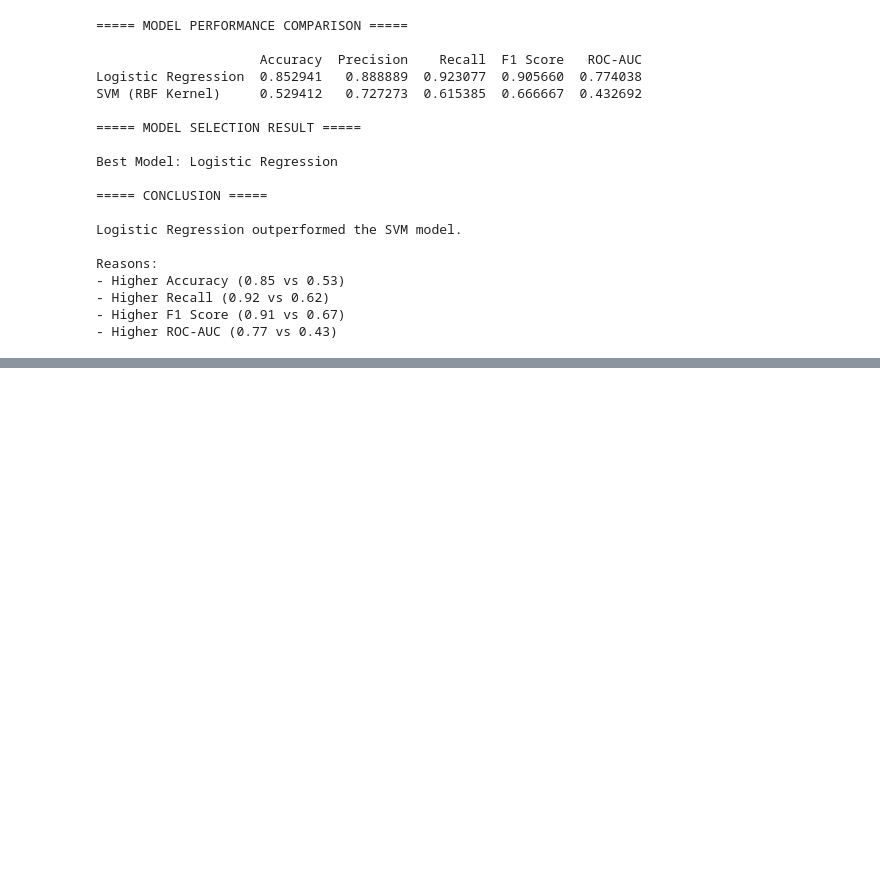
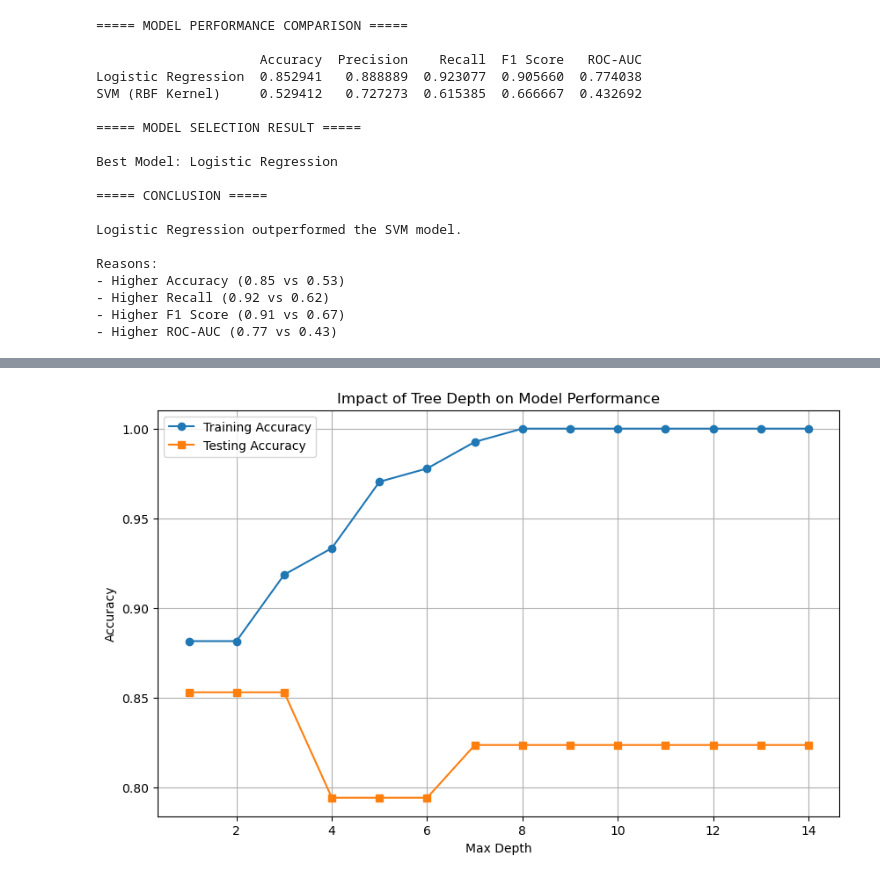
Before and after one commit to hamsasaber/Kidney_Function_Decline, a Jupyter notebook: Notebooks/Bone Mineral Density Prediction.ipynb, the cells around one changed output, grey strips where cells are left out. Cells and saved outputs as stored; diff of their text form; code cells hidden in the pictures; blank space fills up the shorter version.

Commit message:
Naive bayes and DT

```diff
--- a/Notebooks/Bone Mineral Density Prediction.ipynb
+++ b/Notebooks/Bone Mineral Density Prediction.ipynb
@@ -756,0 +796,11 @@ Reasons:
+# %%
+scaler = StandardScaler()
+X_train_c_scaled = scaler.fit_transform(x_fracture_train)
+X_test_c_scaled = scaler.transform(x_fracture_test)
+nb_model = GaussianNB()
+nb_model.fit(X_train_c_scaled, y_fracture_train)
+y_pred_nb = nb_model.predict(X_test_c_scaled)
+
+print("=== Naïve Bayes Performance ===")
+print("Accuracy:", accuracy_score(y_fracture_test, y_pred_nb))
+print("\nClassification Report:\n", classification_report(y_fracture_test, y_pred_nb))
@@ -756,0 +820,8 @@ Reasons:
+# %%
+dt_model = DecisionTreeClassifier(random_state=42)
+dt_model.fit(x_fracture_train, y_fracture_train)
+y_pred_dt = dt_model.predict(x_fracture_test)
+
+print("\n=== Decision Tree (Default) Performance ===")
+print("Accuracy:", accuracy_score(y_fracture_test, y_pred_dt))
+print("\nClassification Report:\n", classification_report(y_fracture_test, y_pred_dt))
@@ -756,0 +841,25 @@ Reasons:
+# %%
+# Experimenting with Tree Depth
+train_accuracies = []
+test_accuracies = []
+depths = range(1, 15)
+
+for depth in depths:
+    dt = DecisionTreeClassifier(max_depth=depth, random_state=42)
+    dt.fit(x_fracture_train, y_fracture_train)
+
+    train_accuracies.append(accuracy_score(y_fracture_train, dt.predict(x_fracture_train)))
+    test_accuracies.append(accuracy_score(y_fracture_test, dt.predict(x_fracture_test)))
+
+# Plotting the impact
+plt.figure(figsize=(10, 6))
+plt.plot(depths, train_accuracies, label='Training Accuracy', marker='o')
+plt.plot(depths, test_accuracies, label='Testing Accuracy', marker='s')
+plt.title('Impact of Tree Depth on Model Performance')
+plt.xlabel('Max Depth')
+plt.ylabel('Accuracy')
+plt.legend()
+plt.grid(True)
+plt.show()
+# %% [output]
+[figure, added]
```
Also changed, not shown: parts of 18 cells of this notebook.
